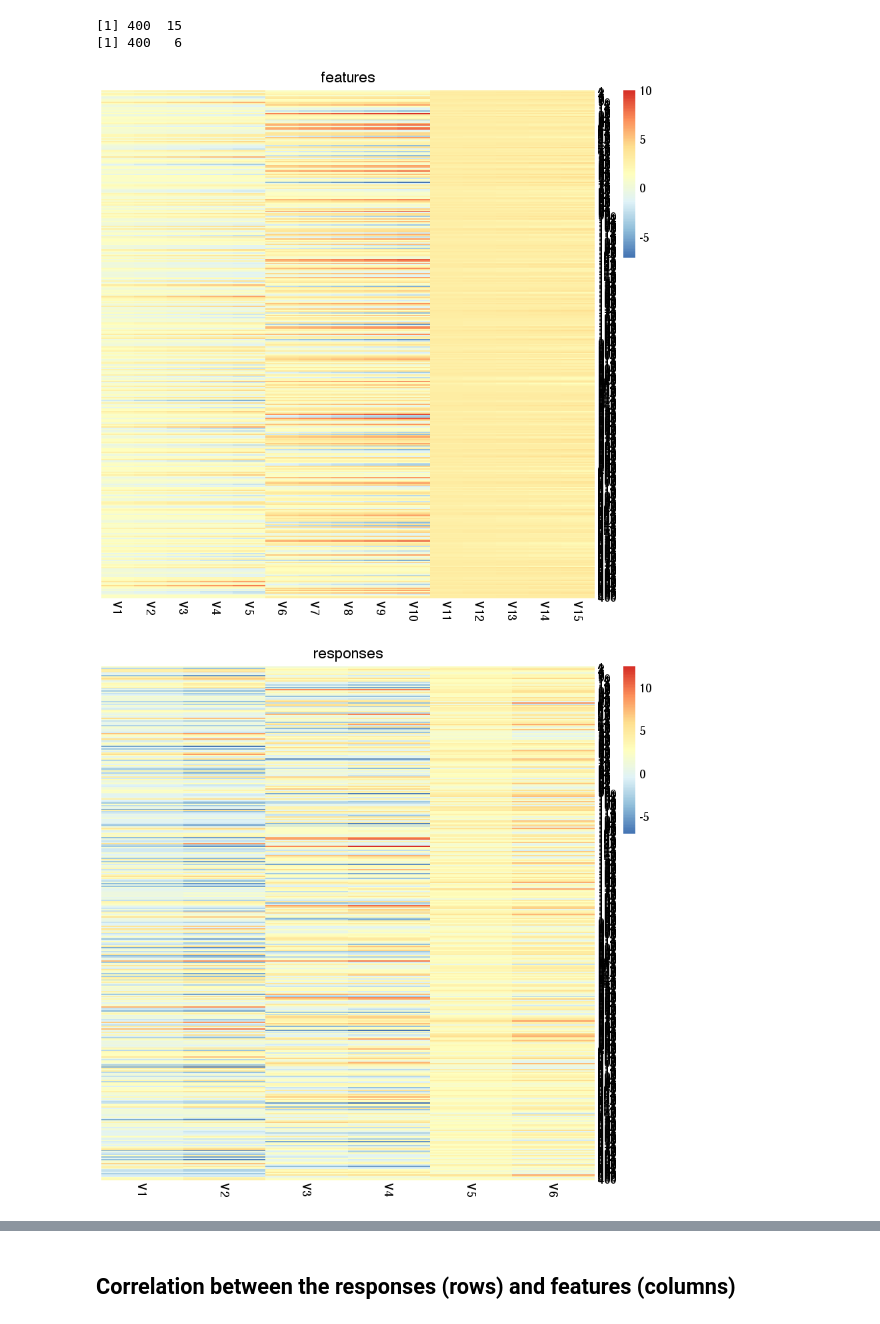
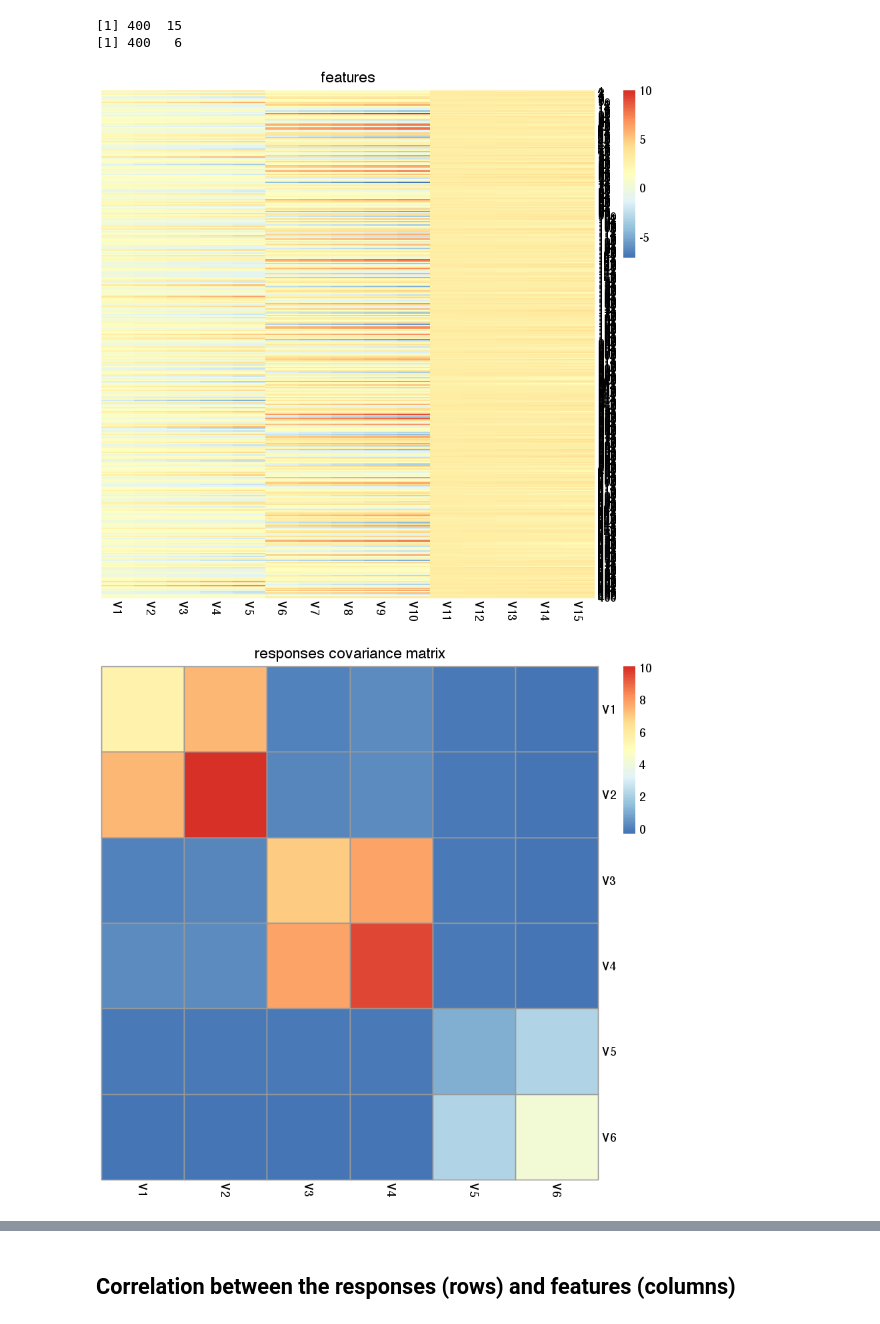
Before and after one commit to fba67/TGMTL, a Jupyter notebook: TGMTL_allSimulations.ipynb, the cells around one changed output, grey strips where cells are left out. Cells and saved outputs as stored; diff of their text form; code cells hidden in the pictures.

Commit message:
added the covariance matrix of the responses

```diff
--- a/TGMTL_allSimulations.ipynb
+++ b/TGMTL_allSimulations.ipynb
@@ -145,9 +151,12 @@ print(dim(y))
 [1] 400  15
 [1] 400   6
 # %%
+y.cov <- cov(y)
 library(pheatmap)
 pheatmap(x, cluster_rows= F, cluster_cols= F, main= "features")
+pheatmap(y.cov, cluster_rows= F, cluster_cols= F, main= "responses covariance matrix")
+
 pheatmap(y, cluster_rows= F, cluster_cols= F, main= "responses")
 # %% [output]
 [figure]
-[figure, old version]
+[figure, new version]
```
Also changed, not shown: parts of 3 cells of this notebook.
